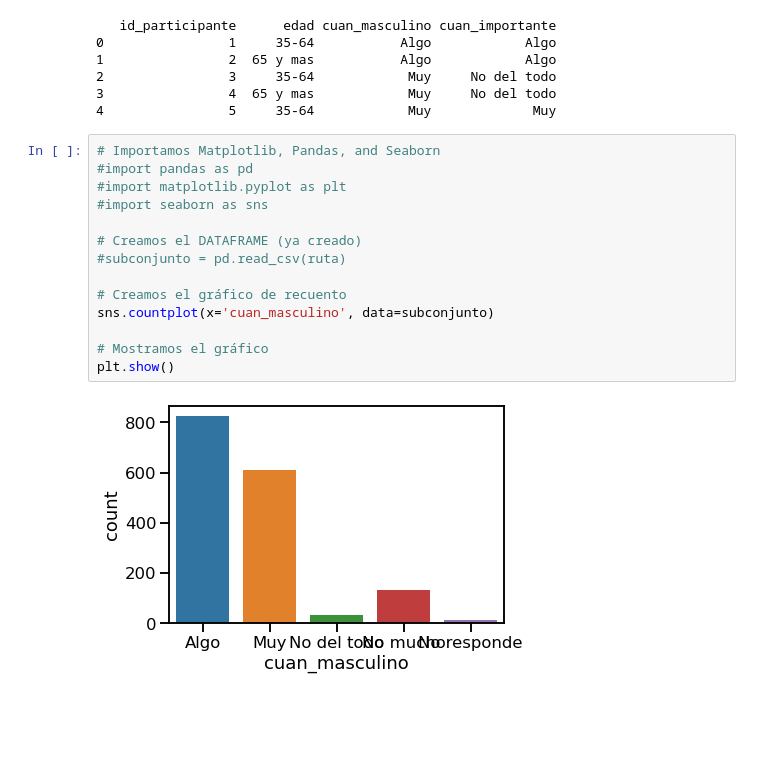
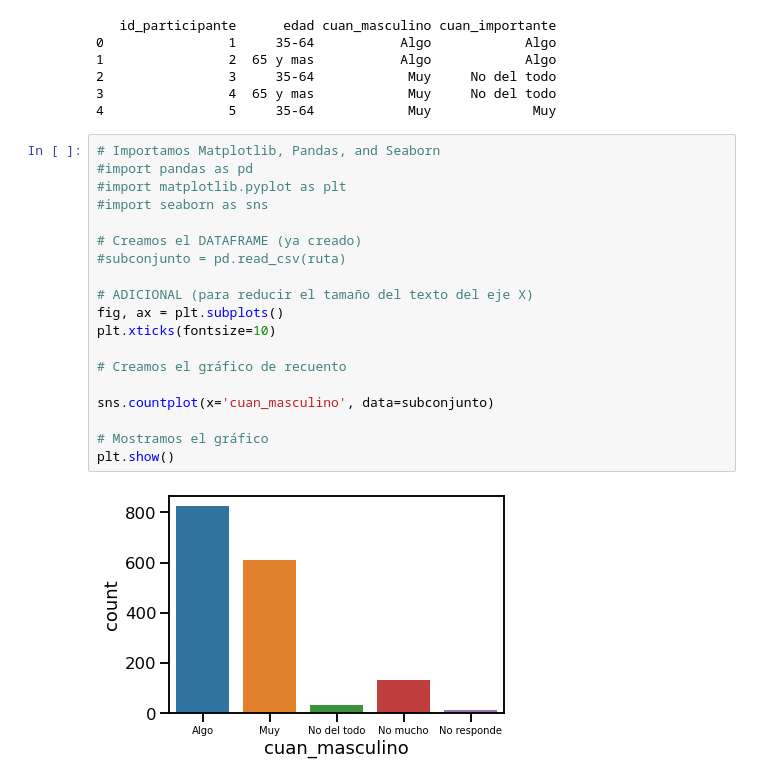
Before and after one commit to adinamarca/notebooks, a Jupyter notebook: PY/DATA_VIZ/Introduction_to_seaborn/notebook.ipynb, the cells around one changed output. Saved outputs shown, nothing was run; the diff lists cells and outputs as text; blank space fills up the shorter version.

```diff
--- a/PY/DATA_VIZ/Introduction_to_seaborn/notebook.ipynb
+++ b/PY/DATA_VIZ/Introduction_to_seaborn/notebook.ipynb
@@ -476,16 +489,21 @@ print(subconjunto.head())
 # %%
 # Importamos Matplotlib, Pandas, and Seaborn
 #import pandas as pd
 #import matplotlib.pyplot as plt
 #import seaborn as sns
 
 # Creamos el DATAFRAME (ya creado)
 #subconjunto = pd.read_csv(ruta)
 
+# ADICIONAL (para reducir el tamaño del texto del eje X)
+fig, ax = plt.subplots()
+plt.xticks(fontsize=10)
+
 # Creamos el gráfico de recuento
+
 sns.countplot(x='cuan_masculino', data=subconjunto)
 
 # Mostramos el gráfico
 plt.show()
 # %% [output]
-[figure, old version]
+[figure, new version]
```
Also changed, not shown: parts of 25 cells of this notebook.
